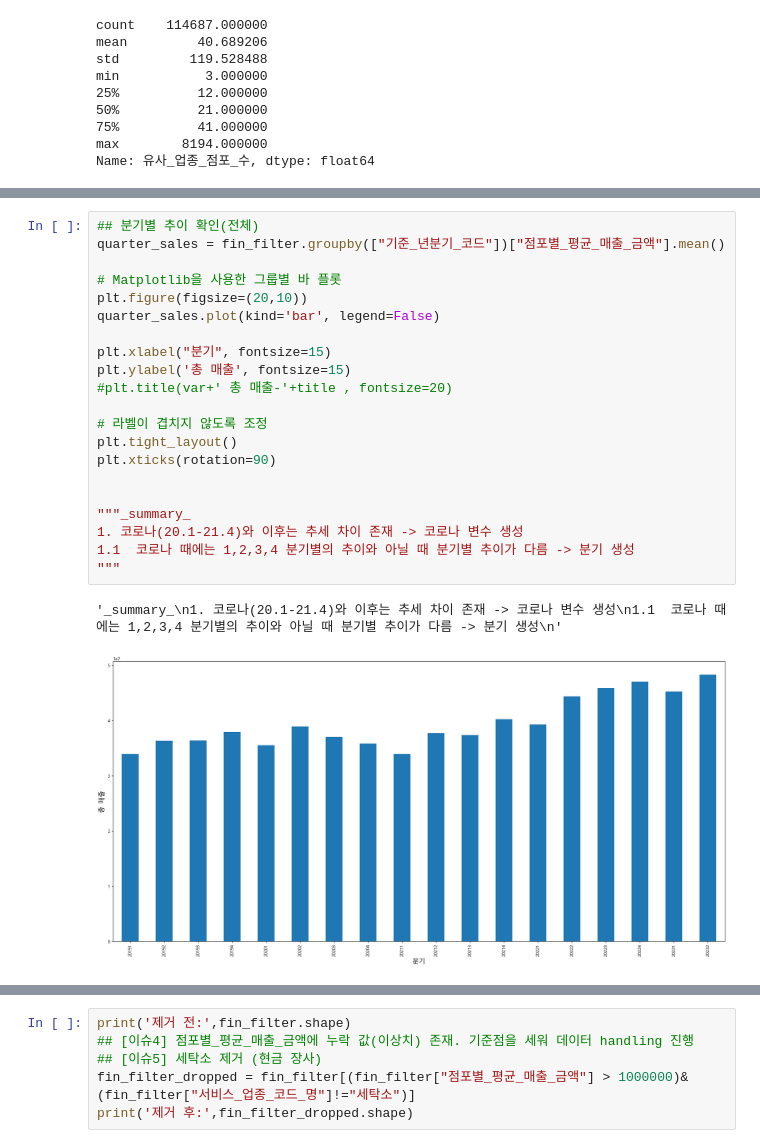
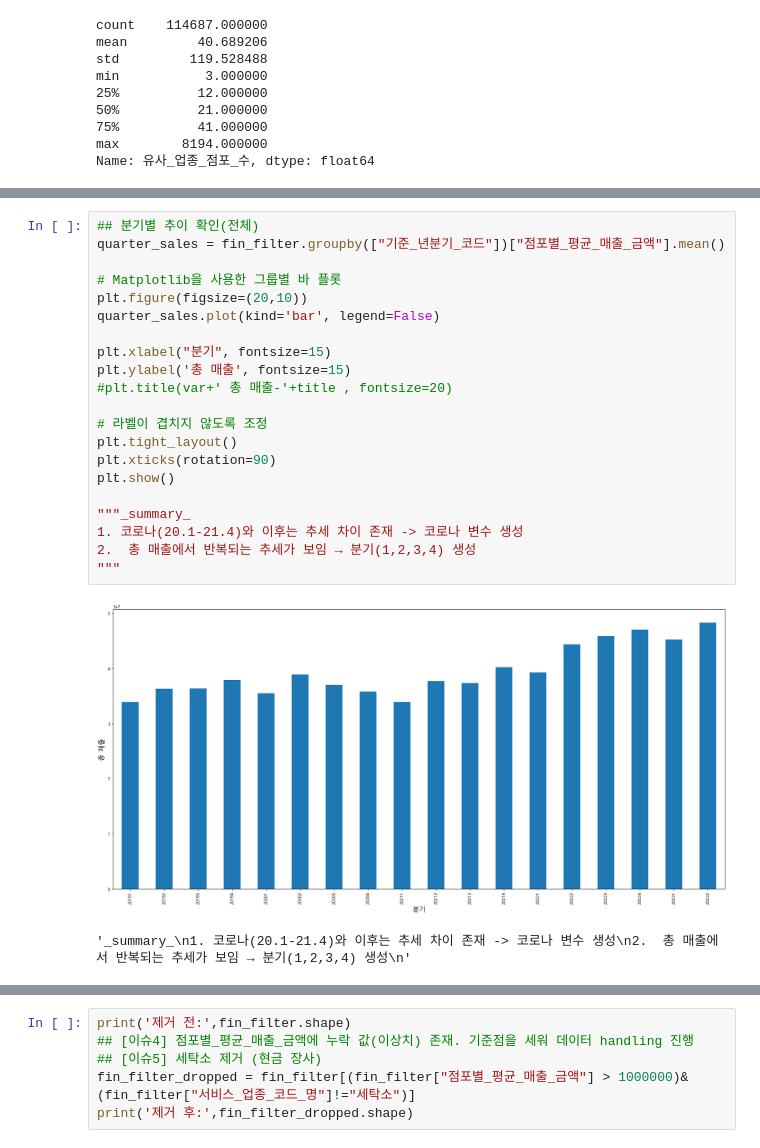
Before and after one commit to KT-AIvle-4th-Big-Project-Team2/SAI, a Jupyter notebook: Modeling/data cleansing_행정동.ipynb, the cells around one changed output, grey strips where cells are left out. Drawn from its saved outputs; the diff is of its cells as text.

```diff
--- a/Modeling/data cleansing_행정동.ipynb
+++ b/Modeling/data cleansing_행정동.ipynb
@@ -980,27 +938,27 @@ plt.xticks(rotation=90)
 # %%
 ## 분기별 추이 확인(전체)
 quarter_sales = fin_filter.groupby(["기준_년분기_코드"])["점포별_평균_매출_금액"].mean()
 
 # Matplotlib을 사용한 그룹별 바 플롯
 plt.figure(figsize=(20,10))
 quarter_sales.plot(kind='bar', legend=False)
 
 plt.xlabel("분기", fontsize=15)
 plt.ylabel('총 매출', fontsize=15)
 #plt.title(var+' 총 매출-'+title , fontsize=20)
 
 # 라벨이 겹치지 않도록 조정
 plt.tight_layout()
 plt.xticks(rotation=90)
-
+plt.show()
 
 """_summary_
 1. 코로나(20.1-21.4)와 이후는 추세 차이 존재 -> 코로나 변수 생성
-1.1  코로나 때에는 1,2,3,4 분기별의 추이와 아닐 때 분기별 추이가 다름 -> 분기 생성
+2.  총 매출에서 반복되는 추세가 보임 → 분기(1,2,3,4) 생성
 """
 # %% [output]
+[figure]
-'_summary_\n1. 코로나(20.1-21.4)와 이후는 추세 차이 존재 -> 코로나 변수 생성\n1.1  코로나 때에는 1,2,3,4 분기별의 추이와 아닐 때 분기별 추이가 다름 -> 분기 생성\n'
+'_summary_\n1. 코로나(20.1-21.4)와 이후는 추세 차이 존재 -> 코로나 변수 생성\n2.  총 매출에서 반복되는 추세가 보임 → 분기(1,2,3,4) 생성\n'
-[figure]
 # %%
 ## 각 업종별 평균 매출 추이 파악 - 세탁소 에러 확인(제거), 100만원 이하 건수 삭제 시행
 plt.figure(figsize=(10, 6))
```
Also changed, not shown: parts of 22 cells of this notebook.
